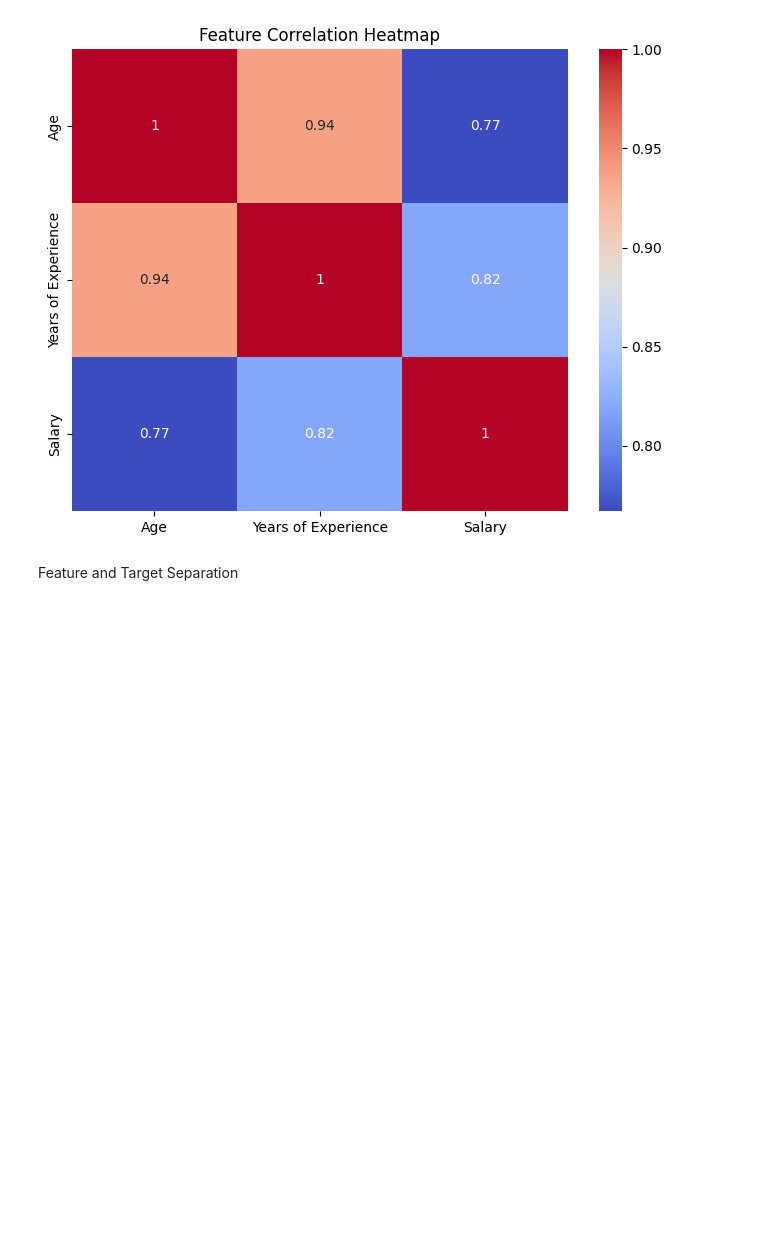
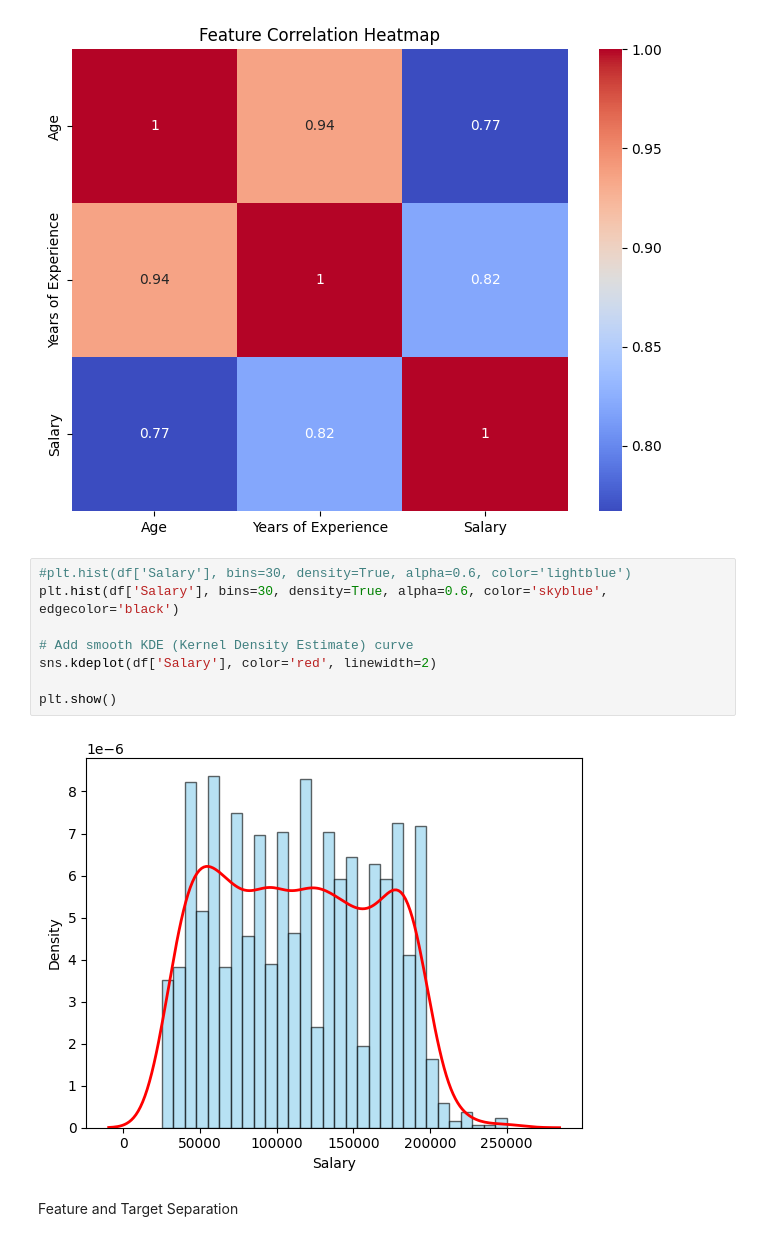
Before and after one commit to Suraweera1235/CS_Group_09_Salary_prediction, a Jupyter notebook: notebooks/Sakith_FC110558/Linear_regression.ipynb, the cells around one changed output. Saved outputs shown, nothing was run; the diff lists cells and outputs as text; blank space fills up the shorter version.

```diff
--- a/notebooks/Sakith_FC110558/Linear_regression.ipynb
+++ b/notebooks/Sakith_FC110558/Linear_regression.ipynb
@@ -403,6 +417,16 @@ plt.title("Feature Correlation Heatmap")
 plt.show()
 # %% [output]
 [figure]
+# %%
+#plt.hist(df['Salary'], bins=30, density=True, alpha=0.6, color='lightblue')
+plt.hist(df['Salary'], bins=30, density=True, alpha=0.6, color='skyblue', edgecolor='black')
+
+# Add smooth KDE (Kernel Density Estimate) curve
+sns.kdeplot(df['Salary'], color='red', linewidth=2)
+
+plt.show()
+# %% [output]
+[figure, added]
 # %% [markdown]
 Feature and Target Separation
 # %%
```
Also changed, not shown: parts of 3 cells of this notebook.
